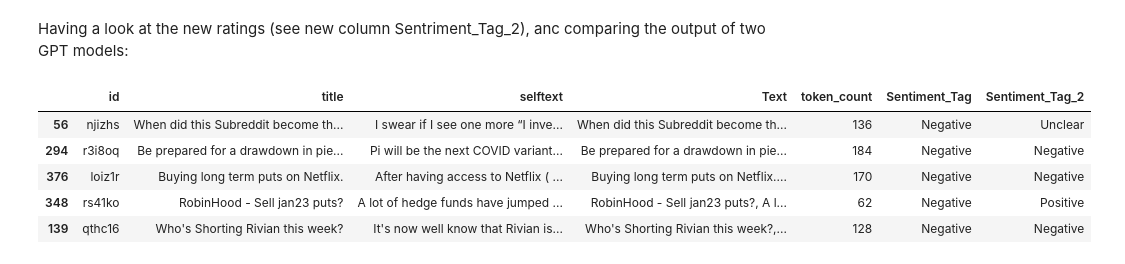
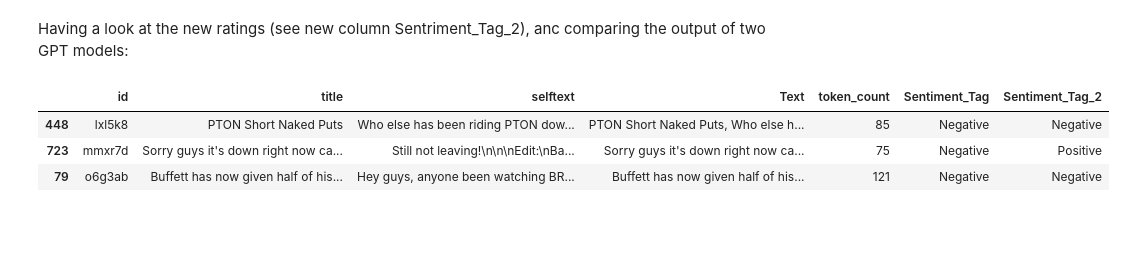
Before and after one commit to lusavkaedu/wallstreetbets, a Jupyter notebook: notebooks/02_ChatGPT_negative_upsampling.ipynb, the cells around one changed output. Saved outputs shown, nothing was run; the diff lists cells and outputs as text; code cells hidden in the pictures; blank space fills up the shorter version.

```diff
--- a/notebooks/02_ChatGPT_negative_upsampling.ipynb
+++ b/notebooks/02_ChatGPT_negative_upsampling.ipynb
@@ -416,14 +431,12 @@ memory usage: 25.5+ KB
 # %% [markdown]
 Having a look at the new ratings (see new column Sentriment_Tag_2),  anc comparing the output of two GPT models:
 # %%
-df_check_gpt4.sample(5)
+df_check_gpt4.sample(3)
 # %% [output]
 |  | id | title | selftext | Text | token_count | Sentiment_Tag | Sentiment_Tag_2 |
-| 56 | njizhs | When did this Subreddit become th... | I swear if I see one more “I inve... | When did this Subreddit become th... | 136 | Negative | Unclear |
-| 294 | r3i8oq | Be prepared for a drawdown in pie... | Pi will be the next COVID variant... | Be prepared for a drawdown in pie... | 184 | Negative | Negative |
-| 376 | loiz1r | Buying long term puts on Netflix. | After having access to Netflix ( ... | Buying long term puts on Netflix.... | 170 | Negative | Negative |
-| 348 | rs41ko | RobinHood - Sell jan23 puts? | A lot of hedge funds have jumped ... | RobinHood - Sell jan23 puts?, A l... | 62 | Negative | Positive |
-| 139 | qthc16 | Who's Shorting Rivian this week? | It's now well know that Rivian is... | Who's Shorting Rivian this week?,... | 128 | Negative | Negative |
+| 448 | lxl5k8 | PTON Short Naked Puts | Who else has been riding PTON dow... | PTON Short Naked Puts, Who else h... | 85 | Negative | Negative |
+| 723 | mmxr7d | Sorry guys it's down right now ca... | Still not leaving!\n\n\nEdit:\nBa... | Sorry guys it's down right now ca... | 75 | Negative | Positive |
+| 79 | o6g3ab | Buffett has now given half of his... | Hey guys, anyone been watching BR... | Buffett has now given half of his... | 121 | Negative | Negative |
 # %%
 # Getting frequency counts for 'Sentiment_Tag'
 tag_counts = df_check_gpt4['Sentiment_Tag_2'].value_counts()
```
Also changed, not shown: parts of 31 cells of this notebook.
